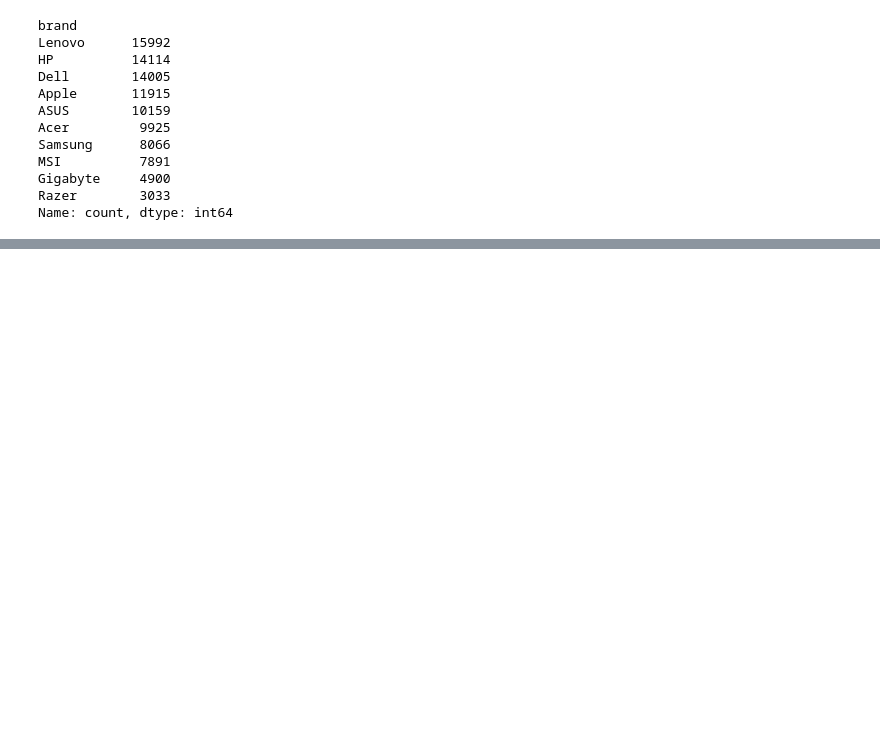
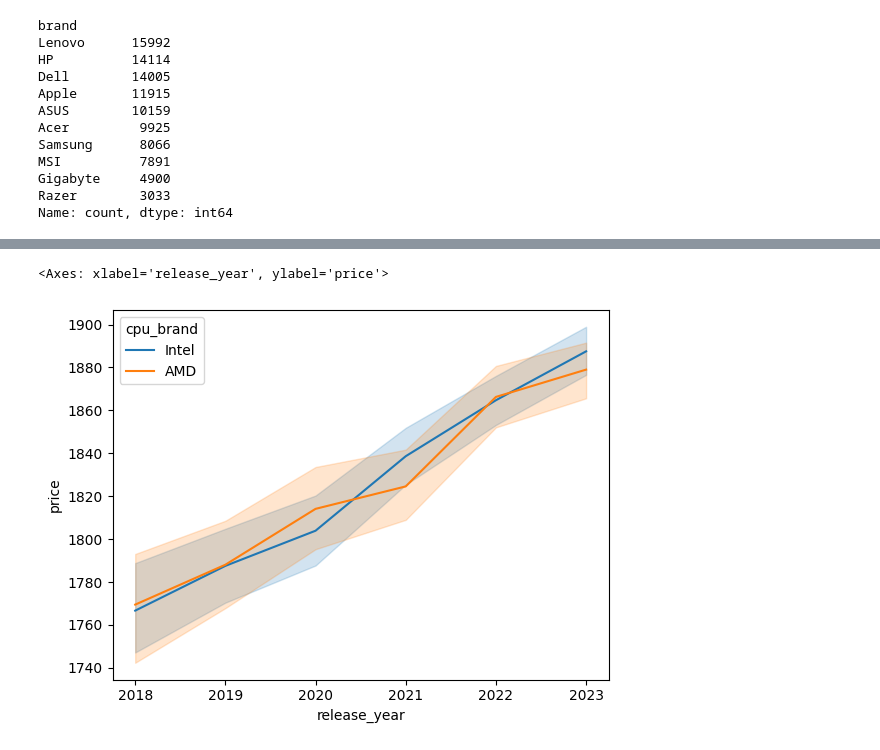
Before and after one commit to xeflore1/CSE478-Course-Project, a Jupyter notebook: dataset_eda.ipynb, the cells around one changed output, grey strips where cells are left out. Drawn from its saved outputs; the diff is of its cells as text; code cells hidden in the pictures; blank space fills up the shorter version.

```diff
--- a/dataset_eda.ipynb
+++ b/dataset_eda.ipynb
@@ -101,0 +166,9 @@ Name: count, dtype: int64
+# %%
+form_factor = "Mainstream"
+# processed_ds_wo_scale = data[data["form_factor"] == form_factor]
+processed_ds_wo_scale = data[data["cpu_brand"] != "Apple"]
+processed_ds_wo_scale = processed_ds_wo_scale[processed_ds_wo_scale["release_year"] < 2024]
+sn.lineplot(data = processed_ds_wo_scale, x = "release_year", y="price", hue="cpu_brand")
+# %% [output]
+<Axes: xlabel='release_year', ylabel='price'>
+[figure, added]
```
Also changed, not shown: parts of 9 cells of this notebook.
